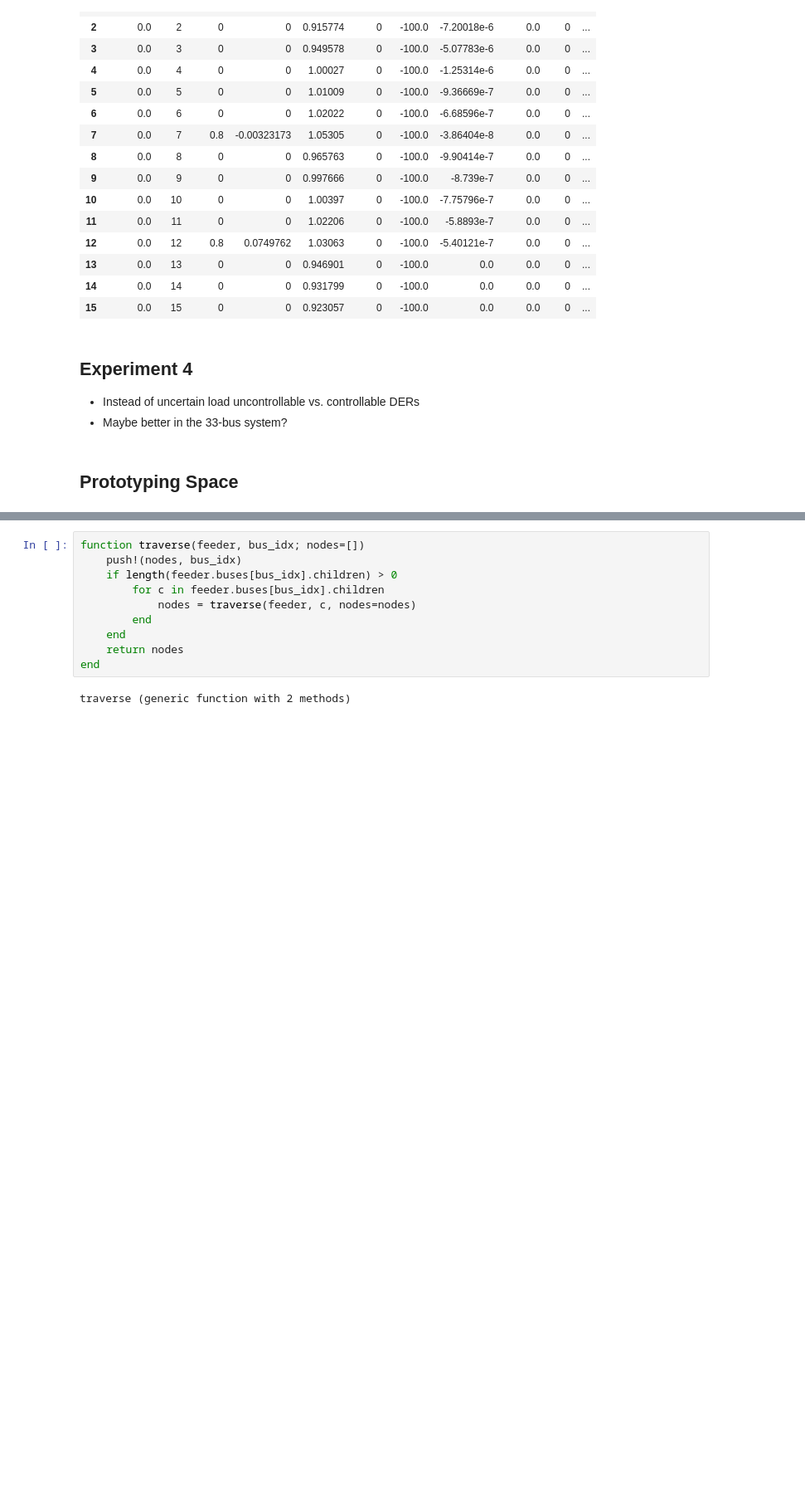
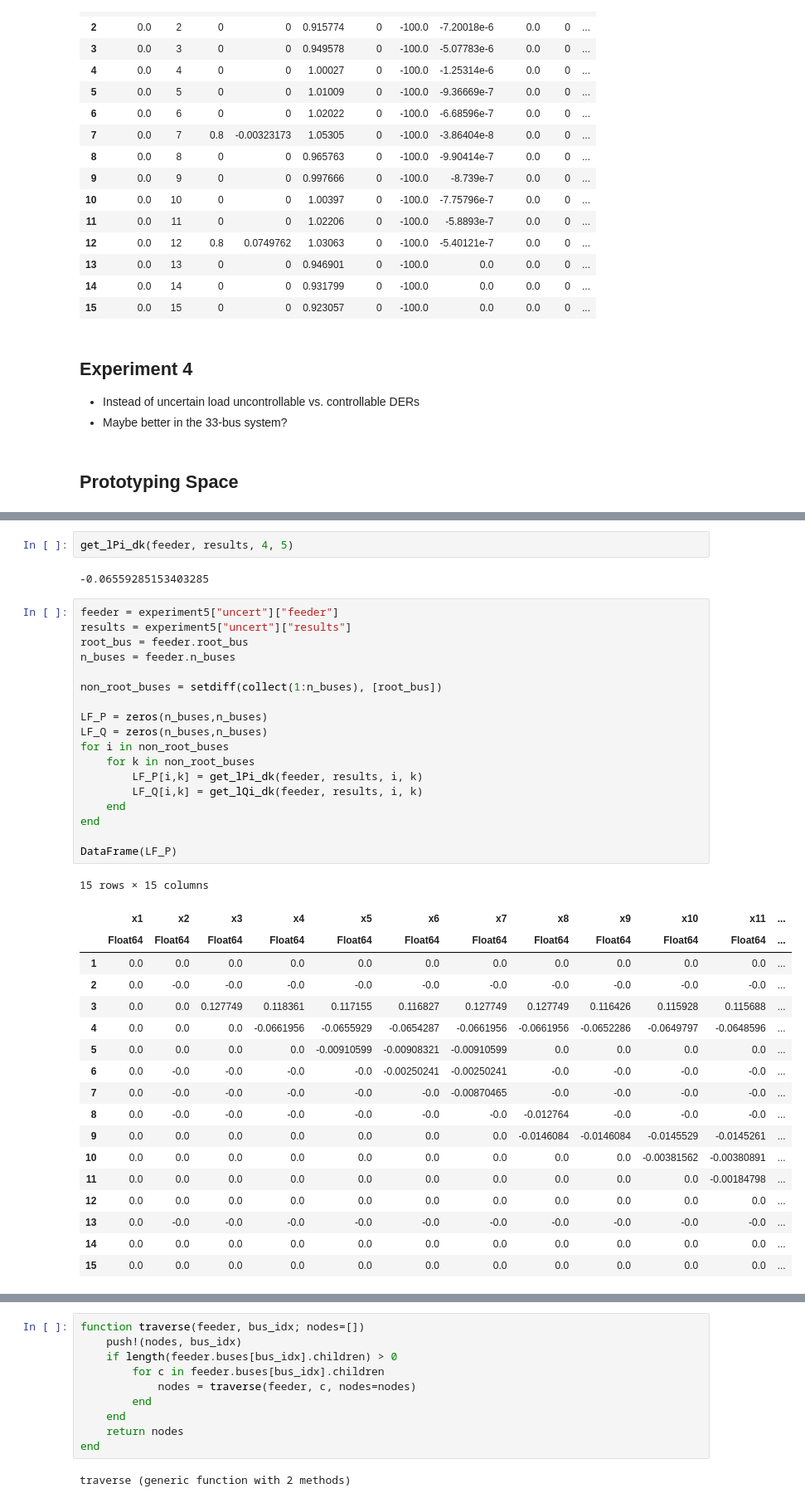
Before and after one commit to mieth-robert/DLMP_uncertainty_CodeSupplement, a Jupyter notebook: case_study.ipynb, the cells around one changed output, grey strips where cells are left out. Shown at 83% size. Cells and saved outputs as stored; diff of their text form; blank space fills up the shorter version.

```diff
--- a/case_study.ipynb
+++ b/case_study.ipynb
@@ -569,0 +696,41 @@ Dict{Any,Any} with 3 entries:
+# %%
+get_lPi_dk(feeder, results, 4, 5)
+# %% [output]
+-0.06559285153403285
+# %%
+feeder = experiment5["uncert"]["feeder"]
+results = experiment5["uncert"]["results"]
+root_bus = feeder.root_bus
+n_buses = feeder.n_buses
+
+non_root_buses = setdiff(collect(1:n_buses), [root_bus])
+
+LF_P = zeros(n_buses,n_buses)
+LF_Q = zeros(n_buses,n_buses)
+for i in non_root_buses
+    for k in non_root_buses
+        LF_P[i,k] = get_lPi_dk(feeder, results, i, k)
+        LF_Q[i,k] = get_lQi_dk(feeder, results, i, k)
+    end
+end
+
+DataFrame(LF_P)
+# %% [output]
+15 rows × 15 columns
+|  | x1 | x2 | x3 | x4 | x5 | x6 | x7 | x8 | x9 | x10 | x11 | ... |
+|  | Float64 | Float64 | Float64 | Float64 | Float64 | Float64 | Float64 | Float64 | Float64 | Float64 | Float64 | ... |
+| 1 | 0.0 | 0.0 | 0.0 | 0.0 | 0.0 | 0.0 | 0.0 | 0.0 | 0.0 | 0.0 | 0.0 | ... |
+| 2 | 0.0 | -0.0 | -0.0 | -0.0 | -0.0 | -0.0 | -0.0 | -0.0 | -0.0 | -0.0 | -0.0 | ... |
+| 3 | 0.0 | 0.0 | 0.127749 | 0.118361 | 0.117155 | 0.116827 | 0.127749 | 0.127749 | 0.116426 | 0.115928 | 0.115688 | ... |
+| 4 | 0.0 | 0.0 | 0.0 | -0.0661956 | -0.0655929 | -0.0654287 | -0.0661956 | -0.0661956 | -0.0652286 | -0.0649797 | -0.0648596 | ... |
+| 5 | 0.0 | 0.0 | 0.0 | 0.0 | -0.00910599 | -0.00908321 | -0.00910599 | 0.0 | 0.0 | 0.0 | 0.0 | ... |
+| 6 | 0.0 | -0.0 | -0.0 | -0.0 | -0.0 | -0.00250241 | -0.00250241 | -0.0 | -0.0 | -0.0 | -0.0 | ... |
+| 7 | 0.0 | -0.0 | -0.0 | -0.0 | -0.0 | -0.0 | -0.00870465 | -0.0 | -0.0 | -0.0 | -0.0 | ... |
+| 8 | 0.0 | -0.0 | -0.0 | -0.0 | -0.0 | -0.0 | -0.0 | -0.012764 | -0.0 | -0.0 | -0.0 | ... |
+| 9 | 0.0 | 0.0 | 0.0 | 0.0 | 0.0 | 0.0 | 0.0 | -0.0146084 | -0.0146084 | -0.0145529 | -0.0145261 | ... |
+| 10 | 0.0 | 0.0 | 0.0 | 0.0 | 0.0 | 0.0 | 0.0 | 0.0 | 0.0 | -0.00381562 | -0.00380891 | ... |
+| 11 | 0.0 | 0.0 | 0.0 | 0.0 | 0.0 | 0.0 | 0.0 | 0.0 | 0.0 | 0.0 | -0.00184798 | ... |
+| 12 | 0.0 | 0.0 | 0.0 | 0.0 | 0.0 | 0.0 | 0.0 | 0.0 | 0.0 | 0.0 | 0.0 | ... |
+| 13 | 0.0 | -0.0 | -0.0 | -0.0 | -0.0 | -0.0 | -0.0 | -0.0 | -0.0 | -0.0 | -0.0 | ... |
+| 14 | 0.0 | 0.0 | 0.0 | 0.0 | 0.0 | 0.0 | 0.0 | 0.0 | 0.0 | 0.0 | 0.0 | ... |
+| 15 | 0.0 | 0.0 | 0.0 | 0.0 | 0.0 | 0.0 | 0.0 | 0.0 | 0.0 | 0.0 | 0.0 | ... |
```
Also changed, not shown: parts of 10 cells of this notebook, 5 other files.
